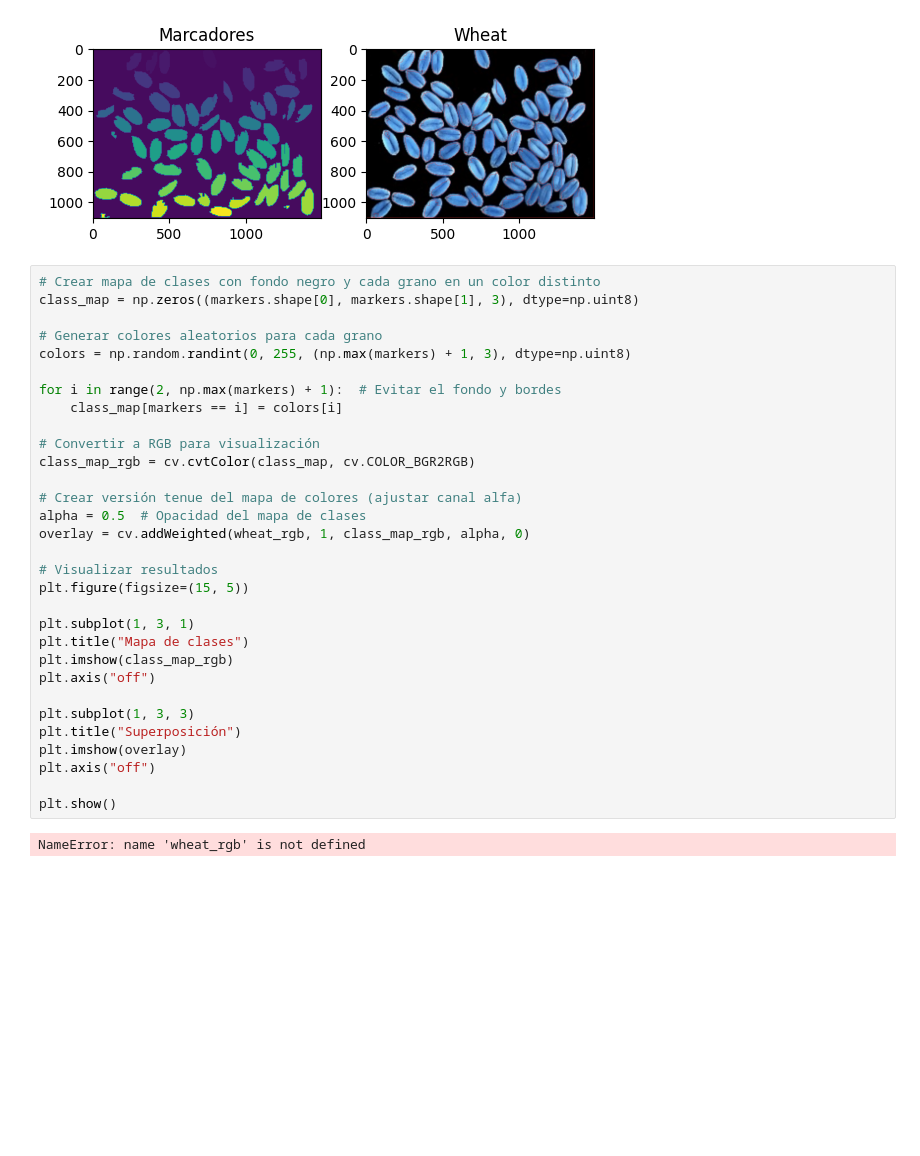
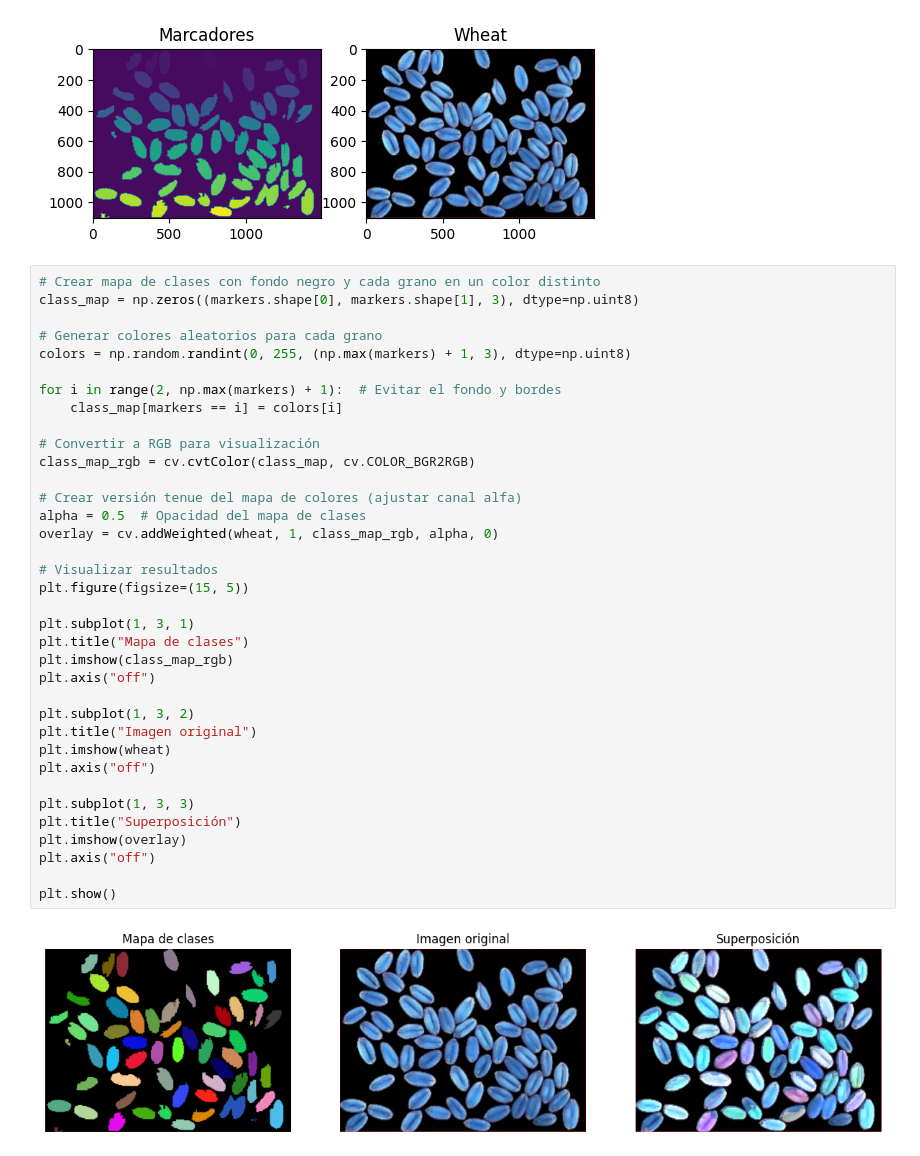
Before and after one commit to DiggsPapu/computer-vision-2, a Jupyter notebook: lab2.ipynb, the cells around one changed output. Drawn from its saved outputs; the diff is of its cells as text; blank space fills up the shorter version.

```diff
--- a/lab2.ipynb
+++ b/lab2.ipynb
@@ -452,32 +452,37 @@ plt.imshow(wheat)
 # Crear mapa de clases con fondo negro y cada grano en un color distinto
 class_map = np.zeros((markers.shape[0], markers.shape[1], 3), dtype=np.uint8)
 
 # Generar colores aleatorios para cada grano
 colors = np.random.randint(0, 255, (np.max(markers) + 1, 3), dtype=np.uint8)
 
 for i in range(2, np.max(markers) + 1):  # Evitar el fondo y bordes
     class_map[markers == i] = colors[i]
 
 # Convertir a RGB para visualización
 class_map_rgb = cv.cvtColor(class_map, cv.COLOR_BGR2RGB)
 
 # Crear versión tenue del mapa de colores (ajustar canal alfa)
 alpha = 0.5  # Opacidad del mapa de clases
-overlay = cv.addWeighted(wheat_rgb, 1, class_map_rgb, alpha, 0)
+overlay = cv.addWeighted(wheat, 1, class_map_rgb, alpha, 0)
 
 # Visualizar resultados
 plt.figure(figsize=(15, 5))
 
 plt.subplot(1, 3, 1)
 plt.title("Mapa de clases")
 plt.imshow(class_map_rgb)
 plt.axis("off")
 
+plt.subplot(1, 3, 2)
+plt.title("Imagen original")
+plt.imshow(wheat)
+plt.axis("off")
+
 plt.subplot(1, 3, 3)
 plt.title("Superposición")
 plt.imshow(overlay)
 plt.axis("off")
 
 plt.show()
 # %% [output]
-NameError: name 'wheat_rgb' is not defined
+[figure, added]
```
